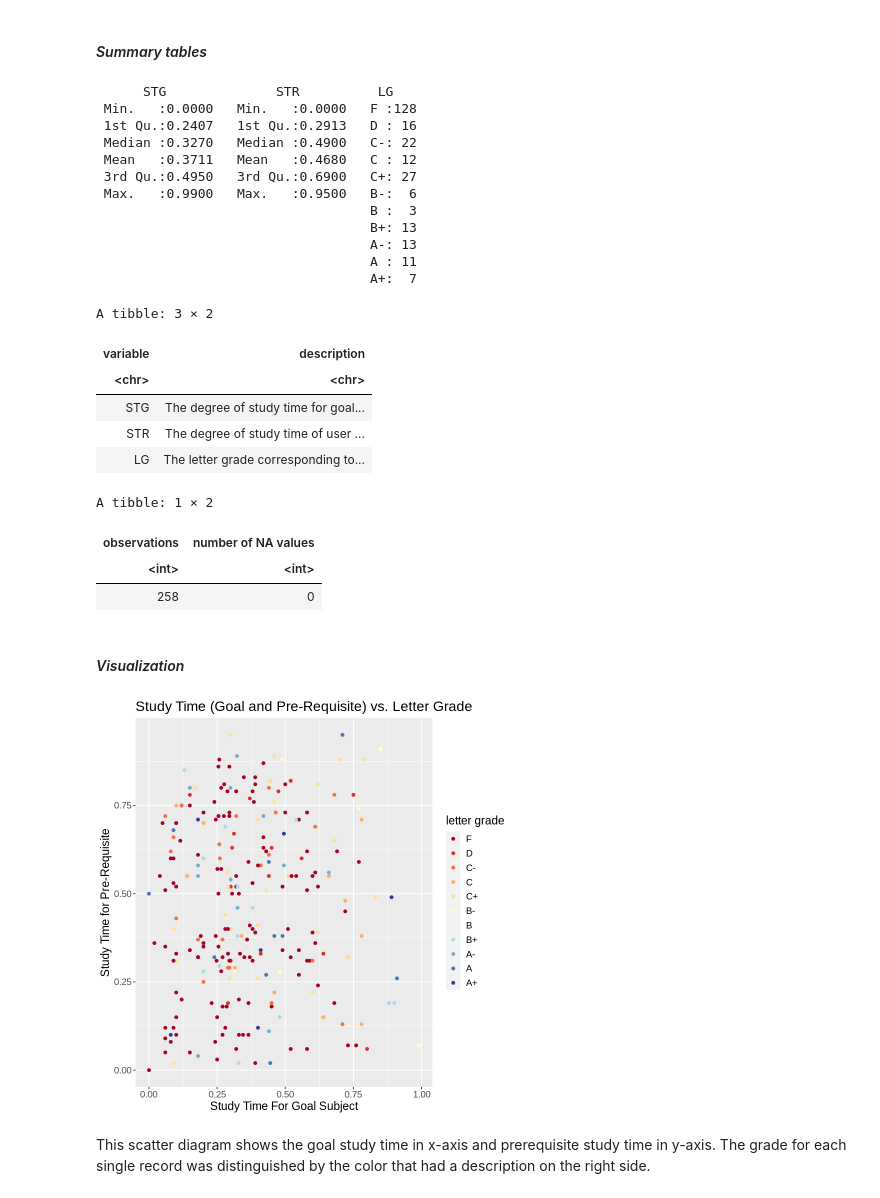
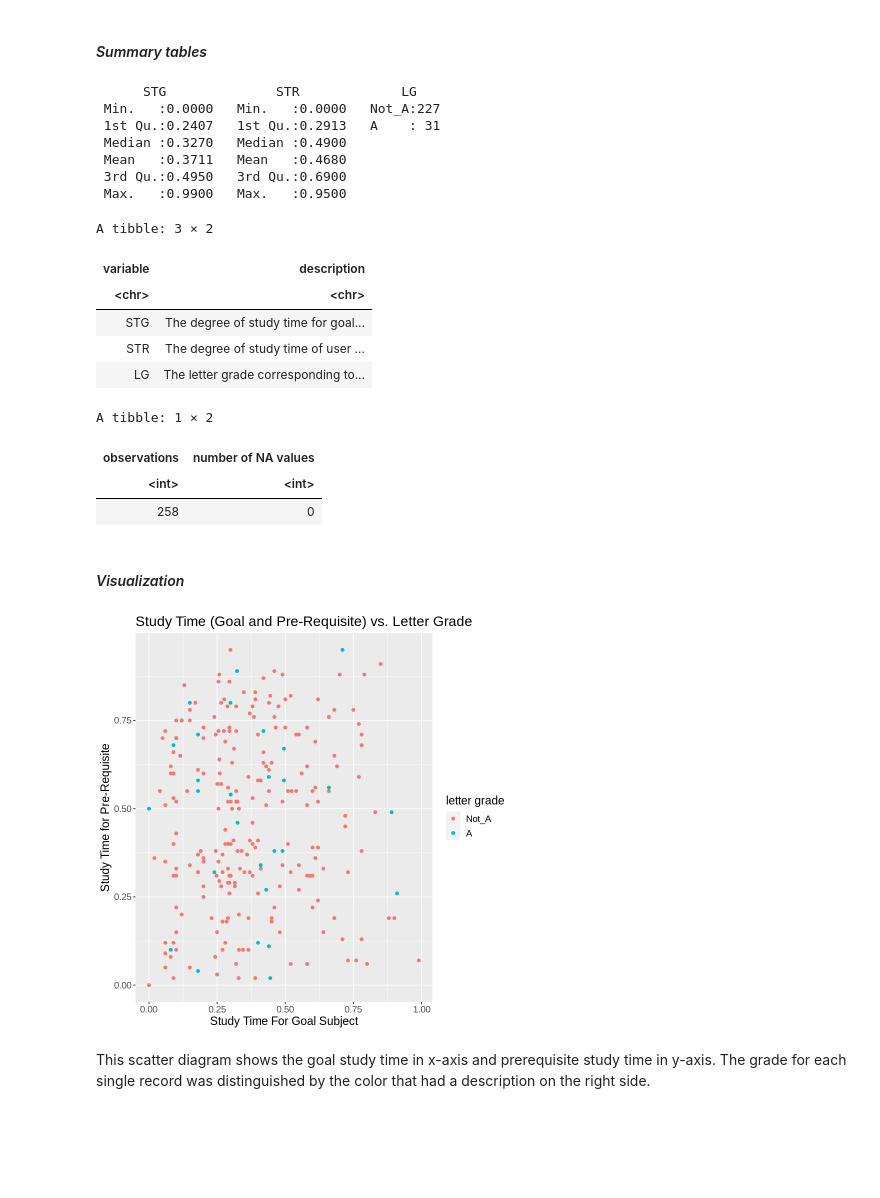
Before and after one commit to R0yBoy/DSCI100_Project, a Jupyter notebook: Project Report.ipynb, the cells around one changed output. Saved outputs shown, nothing was run; the diff lists cells and outputs as text; code cells hidden in the pictures; blank space fills up the shorter version.

```diff
--- a/Project Report.ipynb
+++ b/Project Report.ipynb
@@ -54,13 +72,13 @@ user_knowledge_testing_raw <- user_knowledge_testing
 user_knowledge_training$LG <- user_knowledge_training$PEG %>% # converts variable for exam performance on goal object (PEG) to letter grade (LG)
     cut(breaks = c(0,0.8,1),
        right = FALSE) %>%
-    recode("[0,0.8)" = "Not A",
+    recode("[0,0.8)" = "Not_A",
           "[0.8,1)" = "A")
 
 user_knowledge_testing$LG <- user_knowledge_testing$PEG %>% # converts variable for exam performance on goal object (PEG) to letter grade (LG)
     cut(breaks = c(0,0.8,1),
        right = FALSE) %>%
-    recode("[0,0.8)" = "Not A",
+    recode("[0,0.8)" = "Not_A",
           "[0.8,1)" = "A")
 
 user_knowledge_training <- select(user_knowledge_training, STG, STR, LG) # only keeping variables to be used
@@ -156,18 +174,13 @@ var_desc
 
 summary_table
 # %% [output]
-      STG              STR          LG
- Min.   :0.0000   Min.   :0.0000   F :128
- 1st Qu.:0.2407   1st Qu.:0.2913   D : 16
- Median :0.3270   Median :0.4900   C-: 22
- Mean   :0.3711   Mean   :0.4680   C : 12
- 3rd Qu.:0.4950   3rd Qu.:0.6900   C+: 27
- Max.   :0.9900   Max.   :0.9500   B-:  6
-                                   B :  3
-                                   B+: 13
-                                   A-: 13
-                                   A : 11
-                                   A+:  7
+      STG              STR             LG
+ Min.   :0.0000   Min.   :0.0000   Not_A:227
+ 1st Qu.:0.2407   1st Qu.:0.2913   A    : 31
+ Median :0.3270   Median :0.4900
+ Mean   :0.3711   Mean   :0.4680
+ 3rd Qu.:0.4950   3rd Qu.:0.6900
+ Max.   :0.9900   Max.   :0.9500
 A tibble: 3 × 2
 | variable | description |
 | <chr> | <chr> |
@@ -183,15 +196,14 @@ A tibble: 1 × 2
 # %%
 user_knowledge_plot_goal <- ggplot(user_knowledge_training, aes(x = STG, y = STR)) +
     geom_point(aes(color = LG)) +
     labs(x = "Study Time For Goal Subject", y = "Study Time for Pre-Requisite", colour = "letter grade", title = "Study Time (Goal and Pre-Requisite) vs. Letter Grade") +
     theme(text = element_text(size = 14))
 
-user_knowledge_plot_goal <- user_knowledge_plot_goal +
-    scale_color_brewer(palette = "RdYlBu")
+user_knowledge_plot_goal <- user_knowledge_plot_goal
 
 user_knowledge_plot_goal
 # %% [output]
-[figure, old version]
+[figure, new version]
 # %% [markdown]
 This scatter diagram shows the goal study time in x-axis and prerequisite study time in y-axis. The grade for each single record was distinguished by the color that had a description on the right side.
 # %% [markdown]
```
Also changed, not shown: parts of 3 cells of this notebook.
